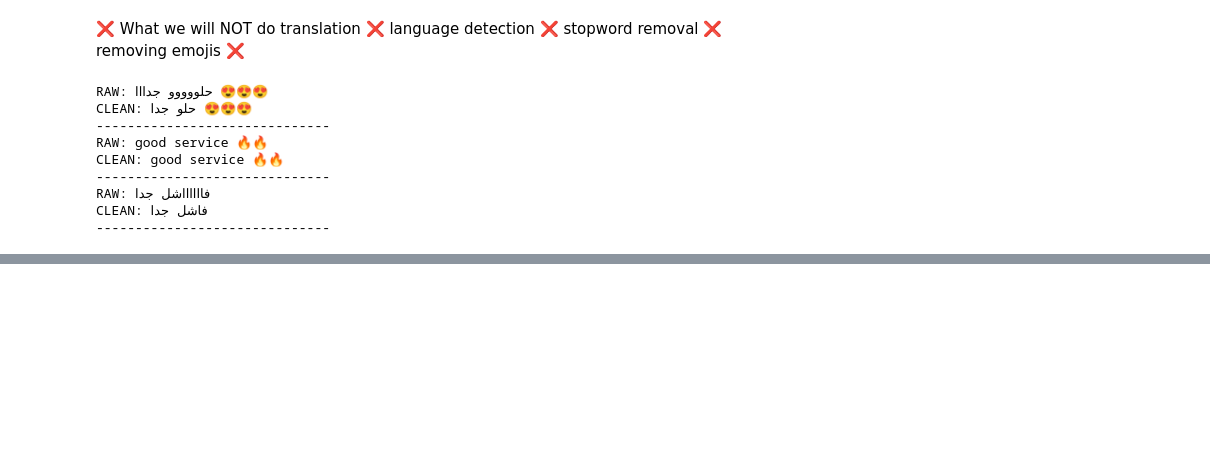
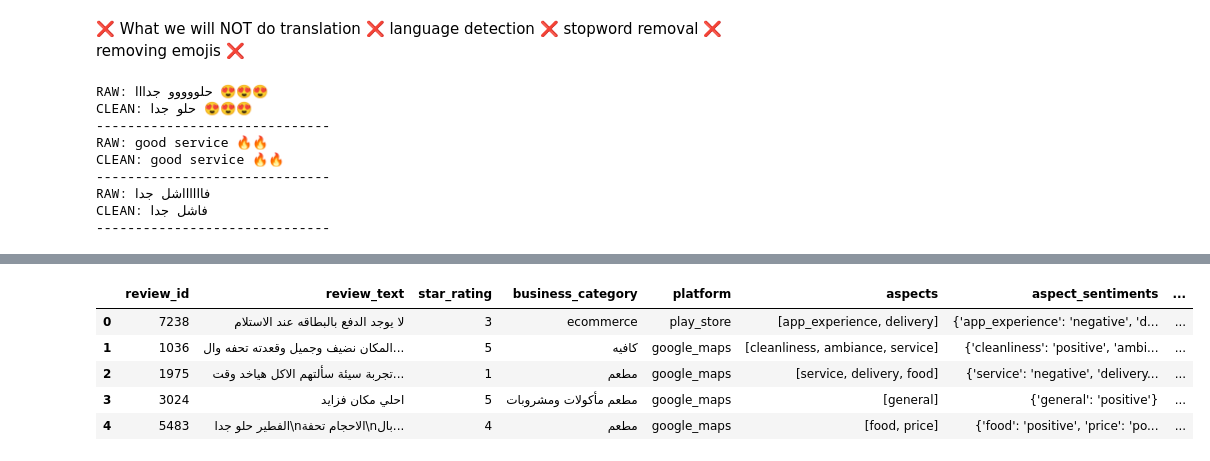
Before and after one commit to Manar-Maher/AI-hackathon, a Jupyter notebook: preprocessing.ipynb, the cells around one changed output, grey strips where cells are left out. Drawn from its saved outputs; the diff is of its cells as text; code cells hidden in the pictures; blank space fills up the shorter version.

```diff
--- a/preprocessing.ipynb
+++ b/preprocessing.ipynb
@@ -391,3 +393,32 @@ plt.ylabel("Frequency")
 plt.show()
 # %% [output]
 [figure]
+# %%
+# Parse string columns into actual Python objects
+def parse_list(x):
+    """Convert string '["food", "service"]' → actual Python list"""
+    if isinstance(x, list): return x
+    try:    return json.loads(x)
+    except:
+        try:    return ast.literal_eval(x)
+        except: return []
+
+def parse_dict(x):
+    """Convert string '{"food": "positive"}' → actual Python dict"""
+    if isinstance(x, dict): return x
+    try:    return json.loads(x)
+    except:
+        try:    return ast.literal_eval(x)
+        except: return {}
+
+train["aspects_parsed"]    = train["aspects"].apply(parse_list)
+train["sentiments_parsed"] = train["aspect_sentiments"].apply(parse_dict)
+
+# Verify
+print("Total reviews:", len(train))
+print("\nSample row:")
+print("  Text:       ", str(train["review_text"].iloc[2])[:80])
+print("  Aspects:    ", train["aspects_parsed"].iloc[2])
+print("  Sentiments: ", train["sentiments_parsed"].iloc[2])
+print("  Types:      ", type(train["aspects_parsed"].iloc[2]),
+                         type(train["sentiments_parsed"].iloc[2]))
@@ -393,0 +838,9 @@ plt.show()
+# %%
+train.head()
+# %% [output]
+|  | review_id | review_text | star_rating | business_category | platform | aspects | aspect_sentiments | ... |
+| 0 | 7238 | لا يوجد الدفع بالبطاقه عند الاستلام | 3 | ecommerce | play_store | [app_experience, delivery] | {'app_experience': 'negative', 'd... | ... |
+| 1 | 1036 | المكان نضيف وجميل وقعدته تحفه وال... | 5 | كافيه | google_maps | [cleanliness, ambiance, service] | {'cleanliness': 'positive', 'ambi... | ... |
+| 2 | 1975 | تجربة سيئة سألتهم الاكل هياخد وقت... | 1 | مطعم | google_maps | [service, delivery, food] | {'service': 'negative', 'delivery... | ... |
+| 3 | 3024 | احلي مكان فزايد | 5 | مطعم مأكولات ومشروبات | google_maps | [general] | {'general': 'positive'} | ... |
+| 4 | 5483 | الفطير حلو جدا\nالاحجام تحفة\nبال... | 4 | مطعم | google_maps | [food, price] | {'food': 'positive', 'price': 'po... | ... |
```
Also changed, not shown: parts of 10 cells of this notebook, 4 other files.
